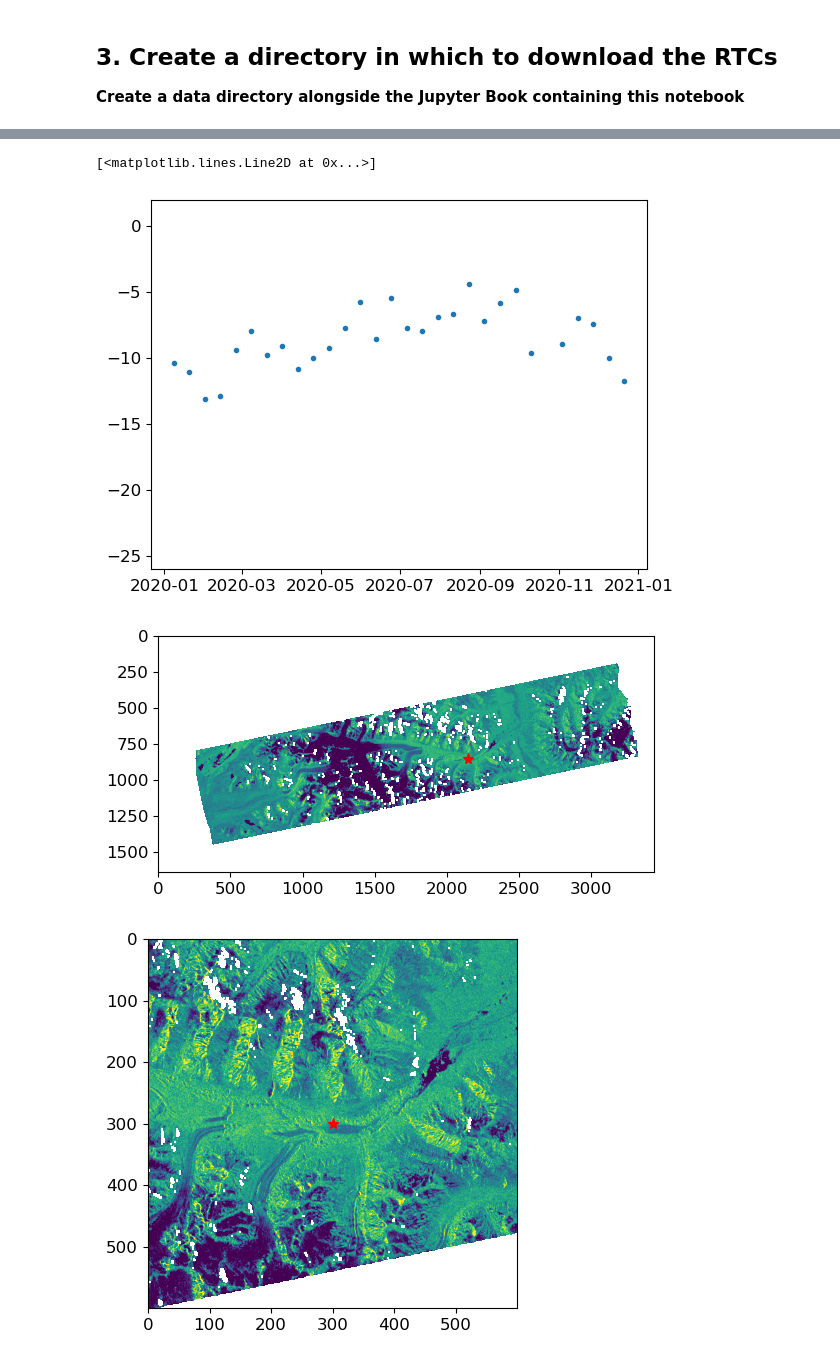
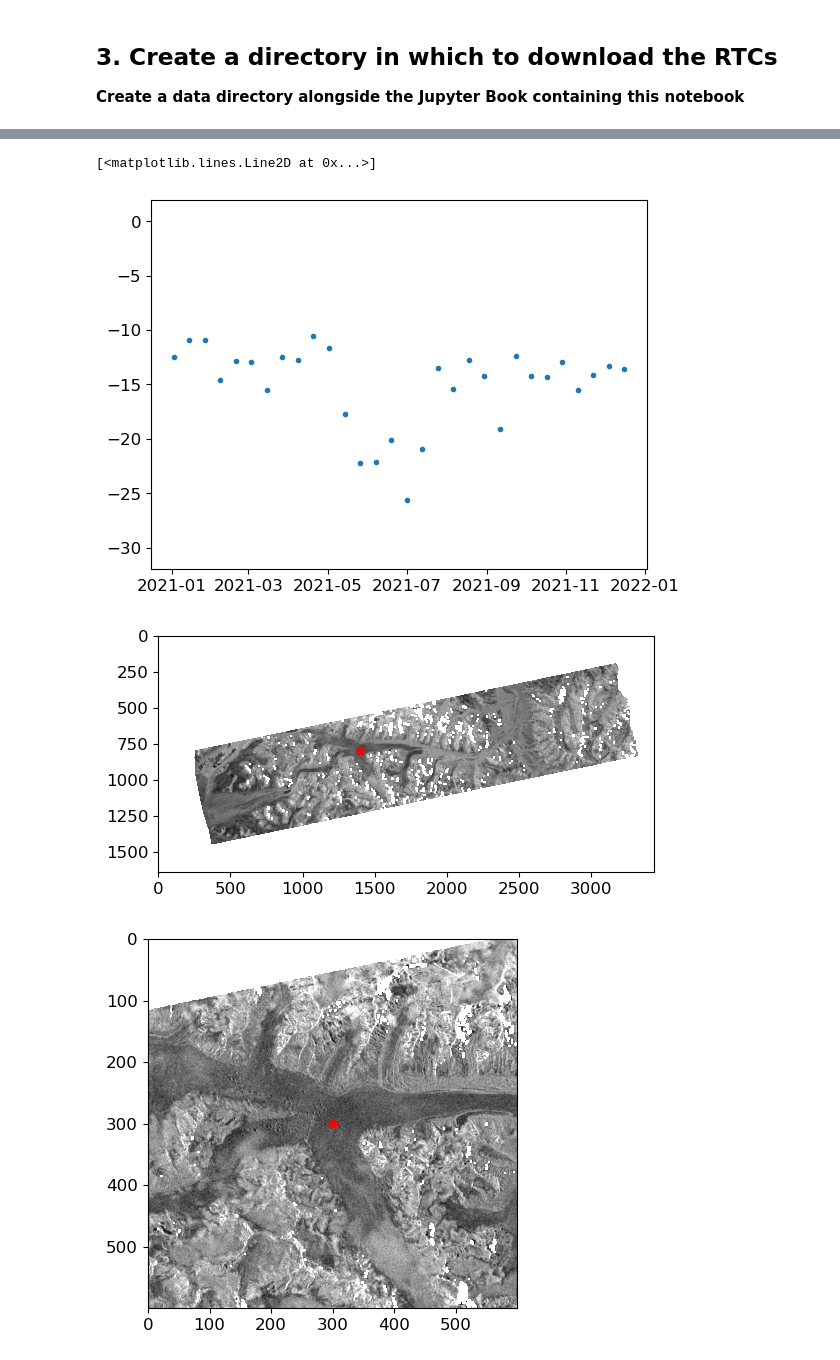
Before and after one commit to ASFOpenSARlab/opensarlab_NISAR_EA_Workshop_2024_1_Recipe_Book, a Jupyter notebook: OPERA/OPERA_RTC_timeseries_snow.ipynb, the cells around one changed output, grey strips where cells are left out. Saved outputs shown, nothing was run; the diff lists cells and outputs as text; code cells hidden in the pictures.

```diff
--- a/OPERA/OPERA_RTC_timeseries_snow.ipynb
+++ b/OPERA/OPERA_RTC_timeseries_snow.ipynb
@@ -65,7 +66,7 @@ PosixPath('/home/jovyan')
 # %%
 name = input("Enter the name of a directory to create, which will hold your downloaded RTCs")
-# data_dir = Path.cwd().parents[0]/name
-data_dir = Path.cwd()/name
+data_dir = Path.cwd().parents[1]/name
+# data_dir = Path.cwd()/name
 data_dir.mkdir(exist_ok=True)
 print(f"Data Directory: {data_dir}")
 # %% [output]
@@ -107,5 +87,5 @@ operaBurstID='T094_200134_IW2'
 # %%
-year = 2020
+year = 2021
 options = {
     'dataset': 'OPERA-S1',
     'start': f'{year}-01-01T00:00:00Z',
@@ -259,38 +201,45 @@ plt.colorbar()
 # %%
 #example of creating a time series of one point
 
-ipt,jpt = 1200,500 #in front of south side
-ipt,jpt = 825,1950 #Further down Black Rapids Glacier
+#Points on Black Rapids Glacier
+ipt,jpt = 840,1250 #high elevation accumulation area
 ipt,jpt = 800,1400 #part way up Black Rapids Glacier
+# ipt,jpt = 825,1950 #Further down Black Rapids Glacier
+# ipt,jpt = 840,2030 #Down the Black Rapids Glacier, towards the front
 
+#Other interesting timeseries
+# ipt,jpt = 1225,500 #in front of south side of the mountains
 # ipt,jpt = 850,2150
+# ipt,jpt = 1250,700
+# ipt,jpt = 500,2450
+
+imgtype = 'imgfilecp' #use 'imgfilexp' for VH
 
 ptvec = []
-for i in range(len(meta)):
+for i in range(len(stackmeta)):
 
-    cmap = gdal.Open(str(meta['imgfile'][i])).ReadAsArray()
+    cmap = gdal.Open(str(stackmeta[imgtype][i])).ReadAsArray()
     ptvec.append(dB(cmap[ipt,jpt]))
 
 
 #plot point
 plt.figure()
-plt.plot(np.array(meta['imgdate']),ptvec,'.')
-plt.ylim([-26,2])
+plt.plot(np.array(stackmeta['imgdate']),ptvec,'.')
+plt.ylim([-32,2])
 
 #plot where the point is on a map
-singleimage = gdal.Open(str(meta['imgfile'][15])).ReadAsArray()
+singleimage = gdal.Open(str(stackmeta['imgfilecp'][0])).ReadAsArray()
 plt.figure()
-plt.imshow(dB(singleimage),vmin=-20,vmax=2)
+plt.imshow(dB(singleimage),vmin=-20,vmax=2,cmap='gray')
 plt.plot(jpt,ipt,'*',color='red',markersize=8)
 
 #plot region in higher resolution
 hw = 300 #half window
 plt.figure()
-plt.imshow(dB(singleimage)[ipt-hw:ipt+hw,jpt-hw:jpt+hw],vmin=-20,vmax=2)
+plt.imshow(dB(singleimage)[ipt-hw:ipt+hw,jpt-hw:jpt+hw],vmin=-20,vmax=2,cmap='gray')
 plt.plot(hw,hw,'*',color='red',markersize=8)
-# plt.plot(jpt,ipt,'*',color='red',markersize=8)
 # %% [output]
 [<matplotlib.lines.Line2D at 0x...>]
-[figure, old version]
+[figure, new version]
-[figure, old version]
+[figure, new version]
-[figure, old version]
+[figure, new version]
```
Also changed, not shown: parts of 40 cells of this notebook, 1 other file.
